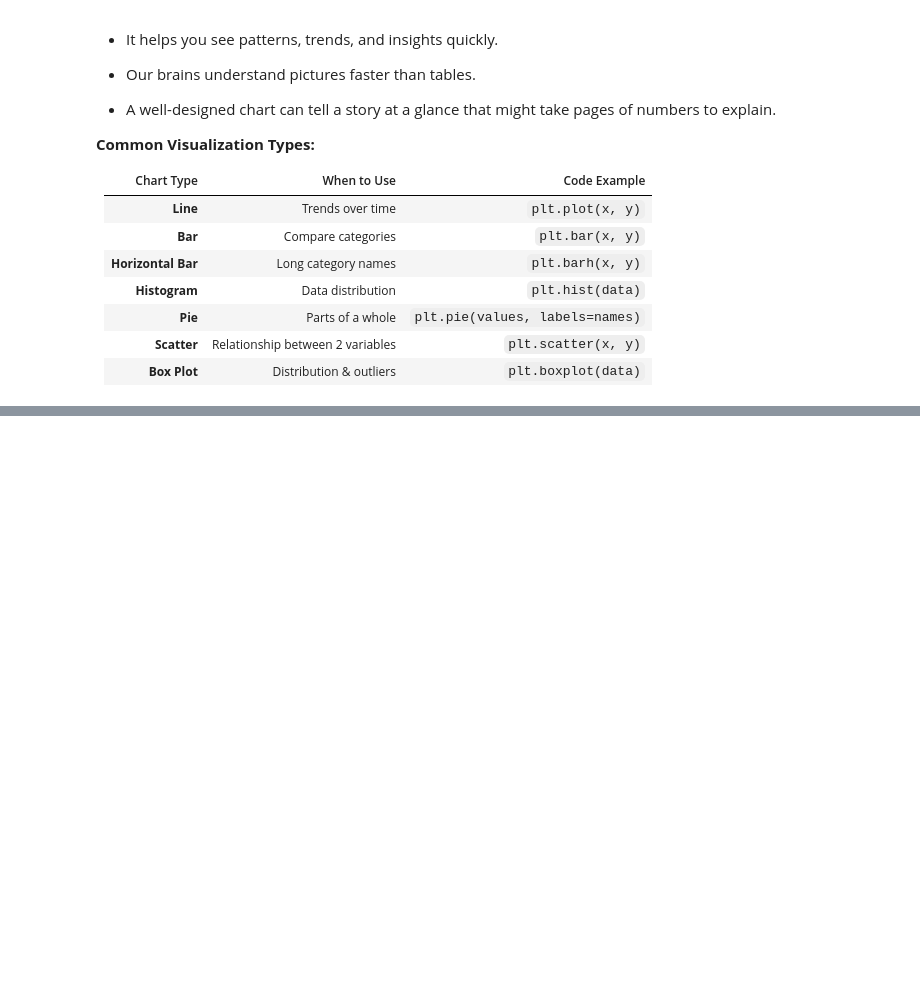
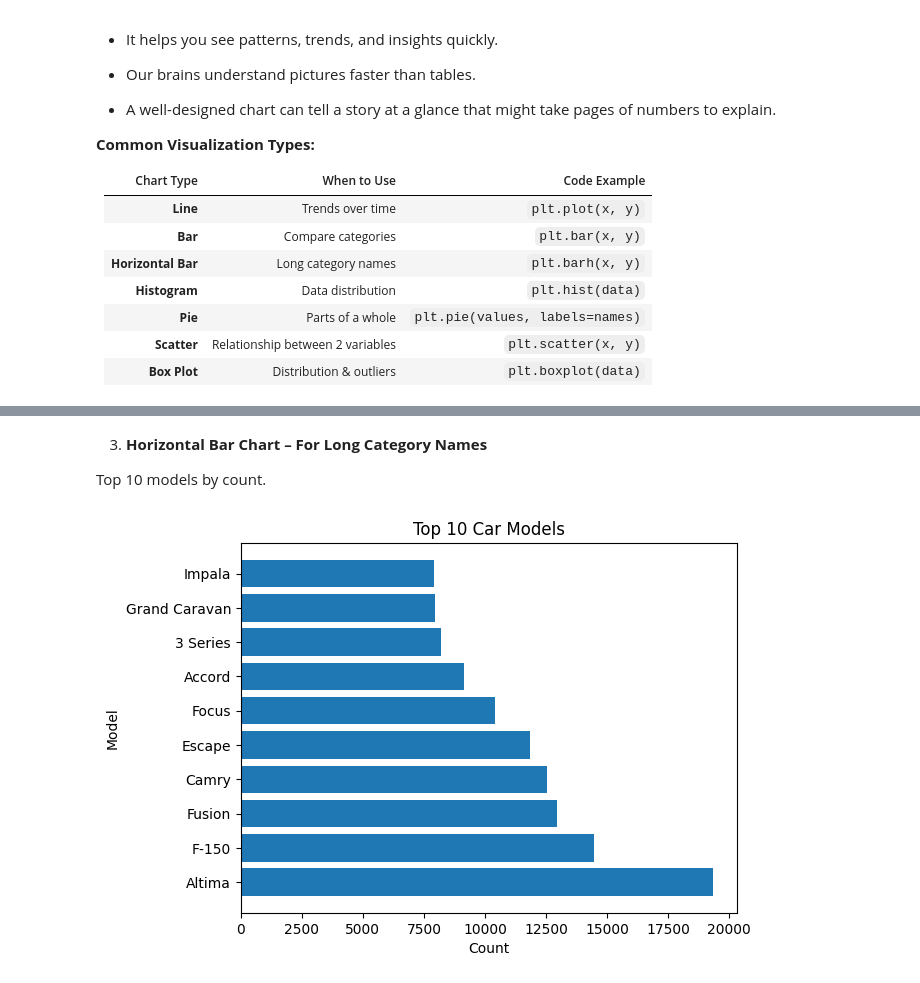
Before and after one commit to benedictamobi-madu-cloud/Git-GitHub, a Jupyter notebook: Pandas_Data_Manipulation.ipynb, the cells around one changed output, grey strips where cells are left out. Cells and saved outputs as stored; diff of their text form; code cells hidden in the pictures; blank space fills up the shorter version.

```diff
--- a/Pandas_Data_Manipulation.ipynb
+++ b/Pandas_Data_Manipulation.ipynb
@@ -723,0 +781,14 @@ Data Visualization is the process of turning raw data into visual formats like c
+# %% [markdown]
+3. **Horizontal Bar Chart – For Long Category Names**
+
+Top 10 models by count.
+# %%
+top_models = df['model'].value_counts().head(10)
+
+plt.barh(top_models.index, top_models.values)
+plt.xlabel('Count')
+plt.ylabel('Model')
+plt.title('Top 10 Car Models')
+plt.show()
+# %% [output]
+[figure, added]
```
Also changed, not shown: parts of 20 cells of this notebook.
